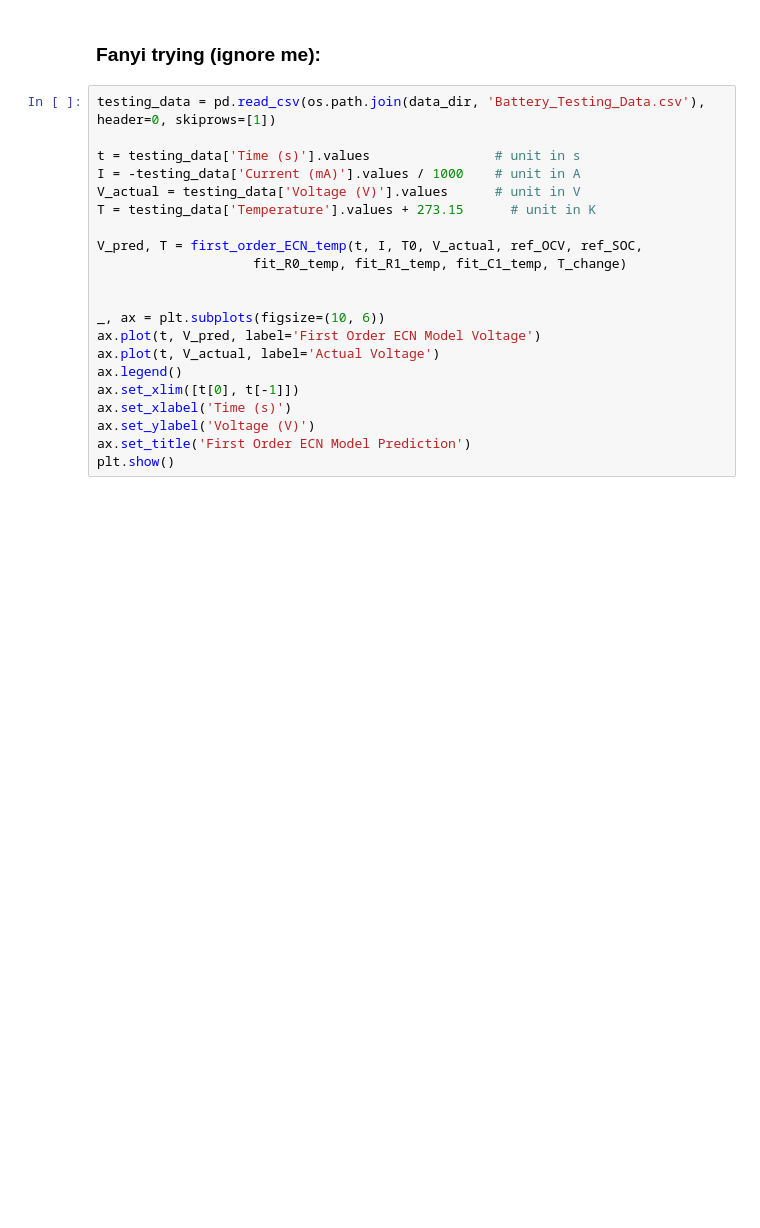
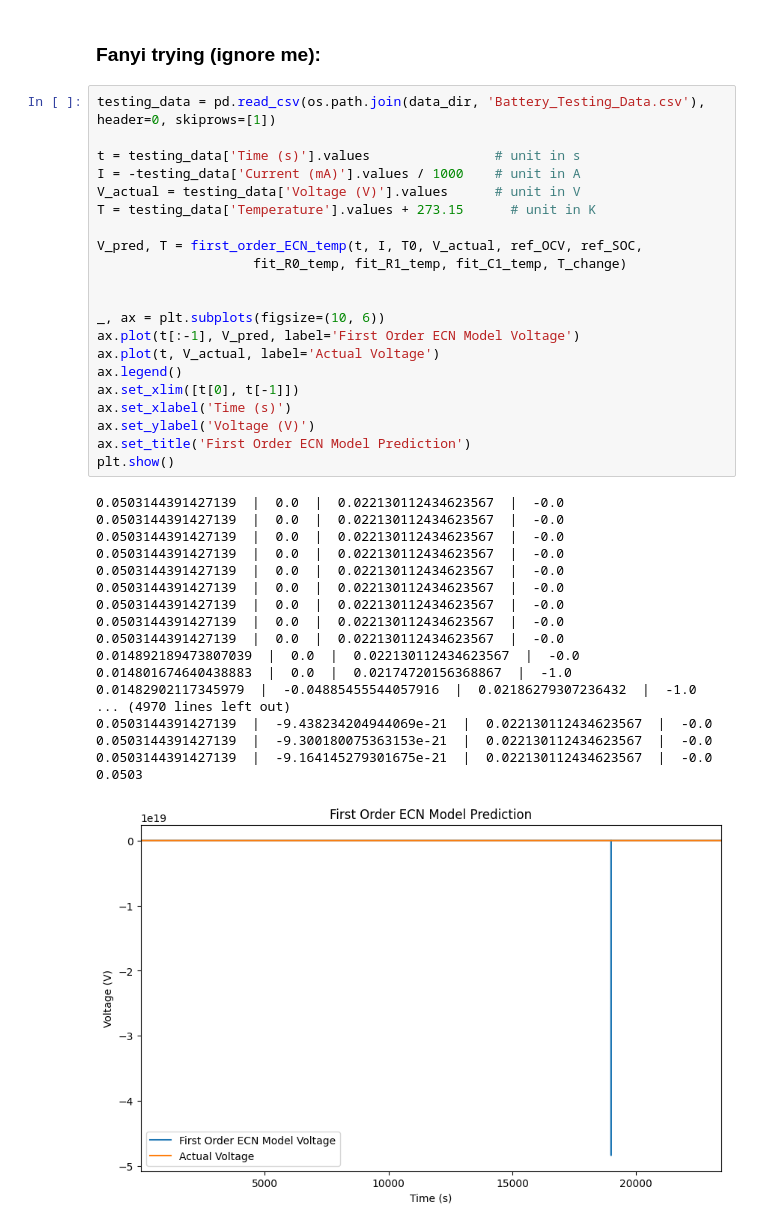
Before and after one commit to sunfanyi/modelling-of-lithium-ion-batteries, a Jupyter notebook: part_3.ipynb, the cells around one changed output. Saved outputs shown, nothing was run; the diff lists cells and outputs as text; blank space fills up the shorter version.

```diff
--- a/part_3.ipynb
+++ b/part_3.ipynb
@@ -486,21 +486,40 @@ plt.show()
 # %%
 testing_data = pd.read_csv(os.path.join(data_dir, 'Battery_Testing_Data.csv'), header=0, skiprows=[1])
 
 t = testing_data['Time (s)'].values                # unit in s
 I = -testing_data['Current (mA)'].values / 1000    # unit in A
 V_actual = testing_data['Voltage (V)'].values      # unit in V
 T = testing_data['Temperature'].values + 273.15      # unit in K
 
 V_pred, T = first_order_ECN_temp(t, I, T0, V_actual, ref_OCV, ref_SOC,
                     fit_R0_temp, fit_R1_temp, fit_C1_temp, T_change)
 
 
 _, ax = plt.subplots(figsize=(10, 6))
-ax.plot(t, V_pred, label='First Order ECN Model Voltage')
+ax.plot(t[:-1], V_pred, label='First Order ECN Model Voltage')
 ax.plot(t, V_actual, label='Actual Voltage')
 ax.legend()
 ax.set_xlim([t[0], t[-1]])
 ax.set_xlabel('Time (s)')
 ax.set_ylabel('Voltage (V)')
 ax.set_title('First Order ECN Model Prediction')
 plt.show()
+# %% [output]
+0.0503144391427139  |  0.0  |  0.022130112434623567  |  -0.0
+0.0503144391427139  |  0.0  |  0.022130112434623567  |  -0.0
+0.0503144391427139  |  0.0  |  0.022130112434623567  |  -0.0
+0.0503144391427139  |  0.0  |  0.022130112434623567  |  -0.0
+0.0503144391427139  |  0.0  |  0.022130112434623567  |  -0.0
+0.0503144391427139  |  0.0  |  0.022130112434623567  |  -0.0
+0.0503144391427139  |  0.0  |  0.022130112434623567  |  -0.0
+0.0503144391427139  |  0.0  |  0.022130112434623567  |  -0.0
+0.0503144391427139  |  0.0  |  0.022130112434623567  |  -0.0
+0.014892189473807039  |  0.0  |  0.022130112434623567  |  -0.0
+0.014801674640438883  |  0.0  |  0.02174720156368867  |  -1.0
+0.01482902117345979  |  -0.04885455544057916  |  0.02186279307236432  |  -1.0
+... (4970 lines left out)
+0.0503144391427139  |  -9.438234204944069e-21  |  0.022130112434623567  |  -0.0
+0.0503144391427139  |  -9.300180075363153e-21  |  0.022130112434623567  |  -0.0
+0.0503144391427139  |  -9.164145279301675e-21  |  0.022130112434623567  |  -0.0
+0.0503
+[figure, added]
```
Also changed, not shown: parts of 4 cells of this notebook, 1 other file.
